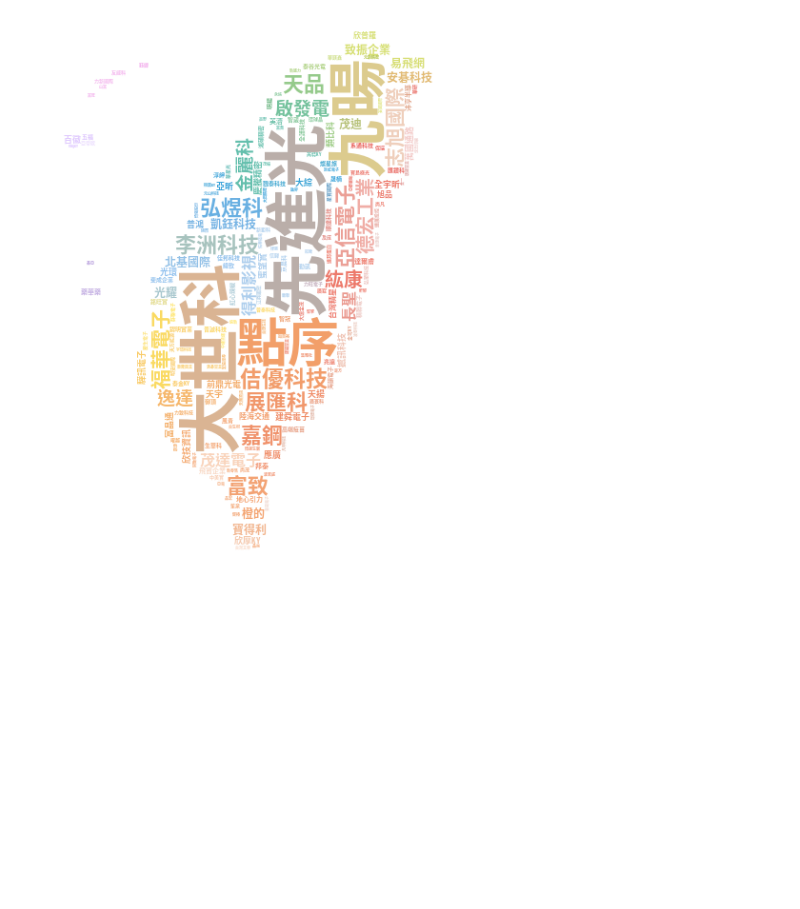
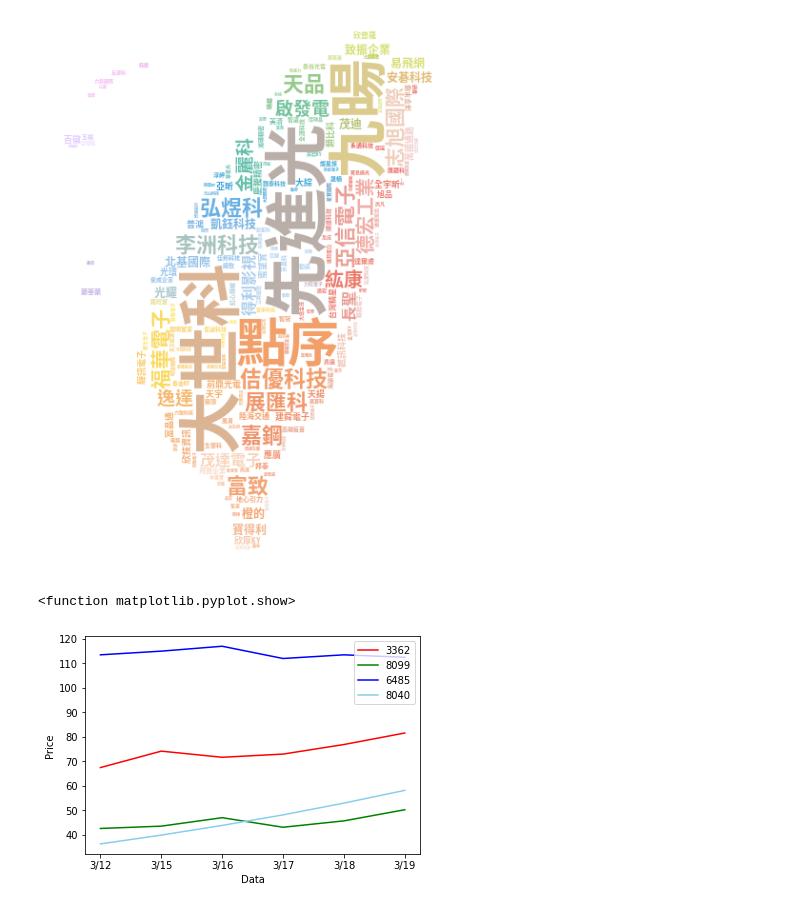
Before and after one commit to qoo556625/Stock_skyrocket, a Jupyter notebook: wordcloud2.ipynb, the cells around one changed output. Drawn from its saved outputs; the diff is of its cells as text; code cells hidden in the pictures; blank space fills up the shorter version.

```diff
--- a/wordcloud2.ipynb
+++ b/wordcloud2.ipynb
@@ -97,3 +80,26 @@ wc.to_file("./result_cloud.png")
 wc.to_image()
 # %% [output]
 [figure]
+# %%
+import numpy as np
+from matplotlib import pyplot as plt
+data = ["3/12","3/15","3/16","3/17","3/18","3/19"]
+f =[67.5,74.2,71.7,73,76.9,81.6]
+d =[42.65,43.6,47.05,43.15,45.75,50.3]
+p =[113.5,115,117,112,113.5,112.5]
+n =[36.35,39.95,43.9,48.2,53,58.2]
+
+plt.plot(data,f,color="red",label="3362") # 先進光
+plt.plot(data,d,color="green",label="8099") # 大世科
+plt.plot(data,p,color="blue",label="6485") # 點序
+plt.plot(data,n,color="skyblue",label="8040") # 九暘
+
+
+
+plt.legend(loc='upper right')
+plt.xlabel("Data")
+plt.ylabel("Price")
+plt.show
+# %% [output]
+<function matplotlib.pyplot.show>
+[figure, added]
```
Also changed, not shown: parts of 2 cells of this notebook.
